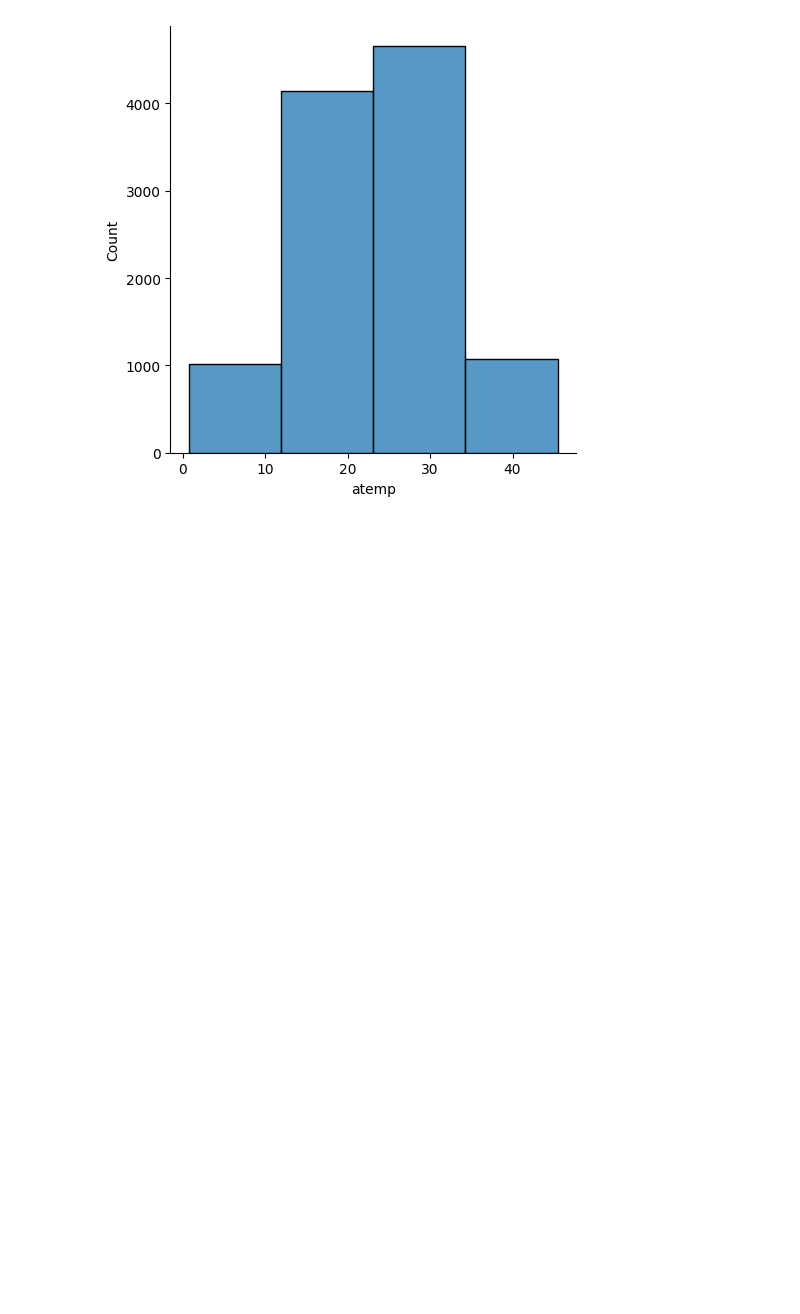
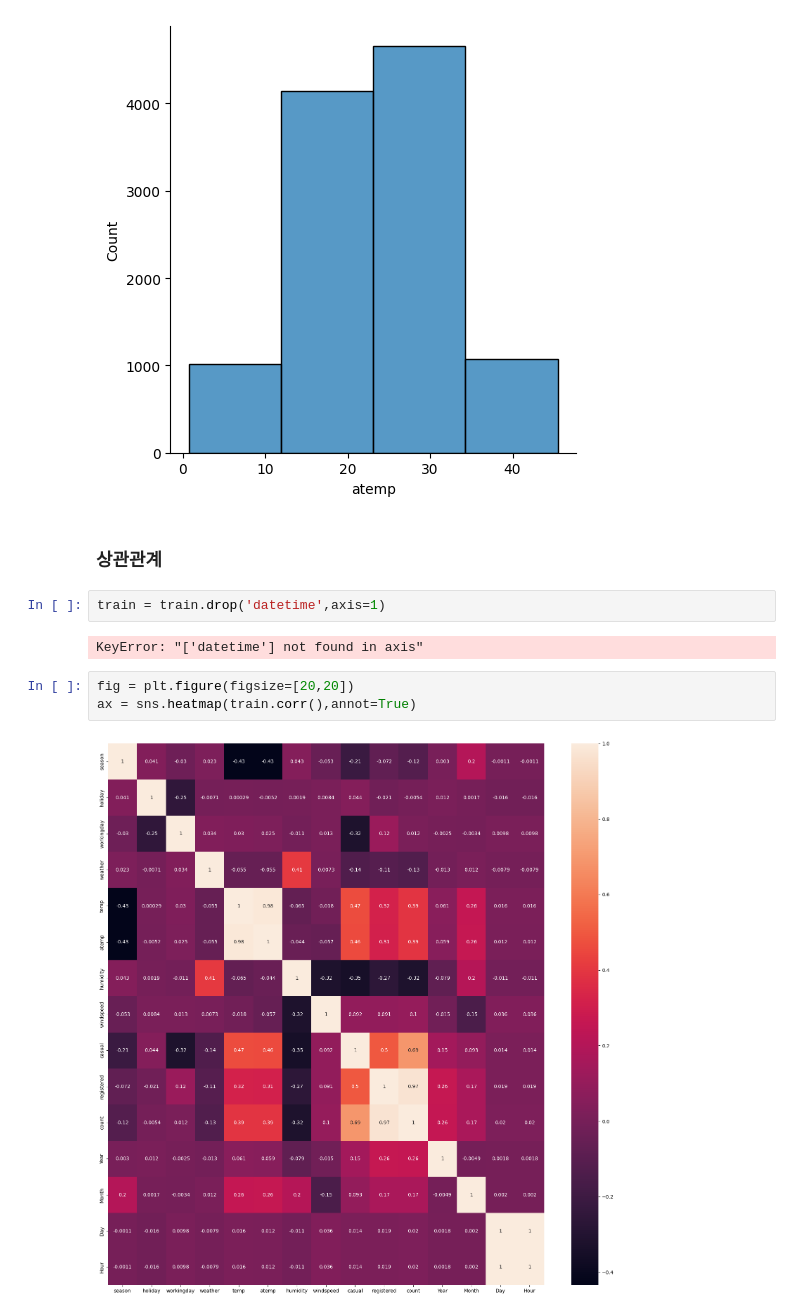
Before and after one commit to KangHoJ/Study, a Jupyter notebook: 과제테스트 준비/예측연습.ipynb, the cells around one changed output. Cells and saved outputs as stored; diff of their text form; blank space fills up the shorter version.

```diff
--- a/과제테스트 준비/예측연습.ipynb
+++ b/과제테스트 준비/예측연습.ipynb
@@ -193,3 +207,14 @@ sns.displot(x='atemp',data=train,binwidth=10) # 폭을 주고싶을때
 # %% [output]
 <seaborn.axisgrid.FacetGrid at 0x...>
 [figure]
+# %% [markdown]
+### 상관관계
+# %%
+train = train.drop('datetime',axis=1)
+# %% [output]
+KeyError: "['datetime'] not found in axis"
+# %%
+fig = plt.figure(figsize=[20,20])
+ax = sns.heatmap(train.corr(),annot=True)
+# %% [output]
+[figure, added]
```
Also changed, not shown: parts of 12 cells of this notebook.
